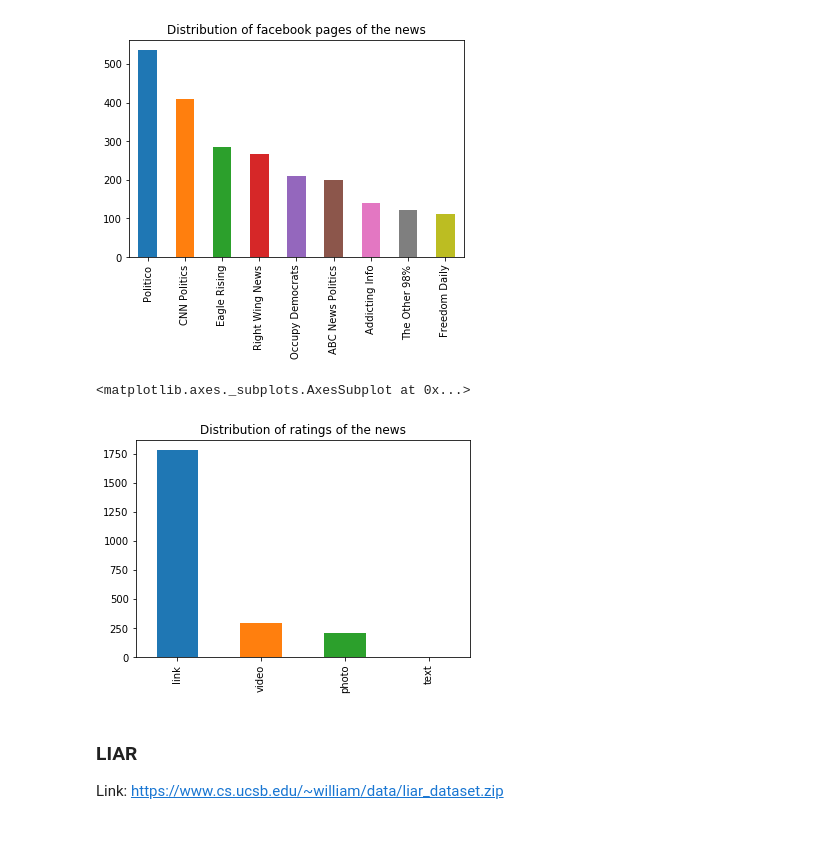
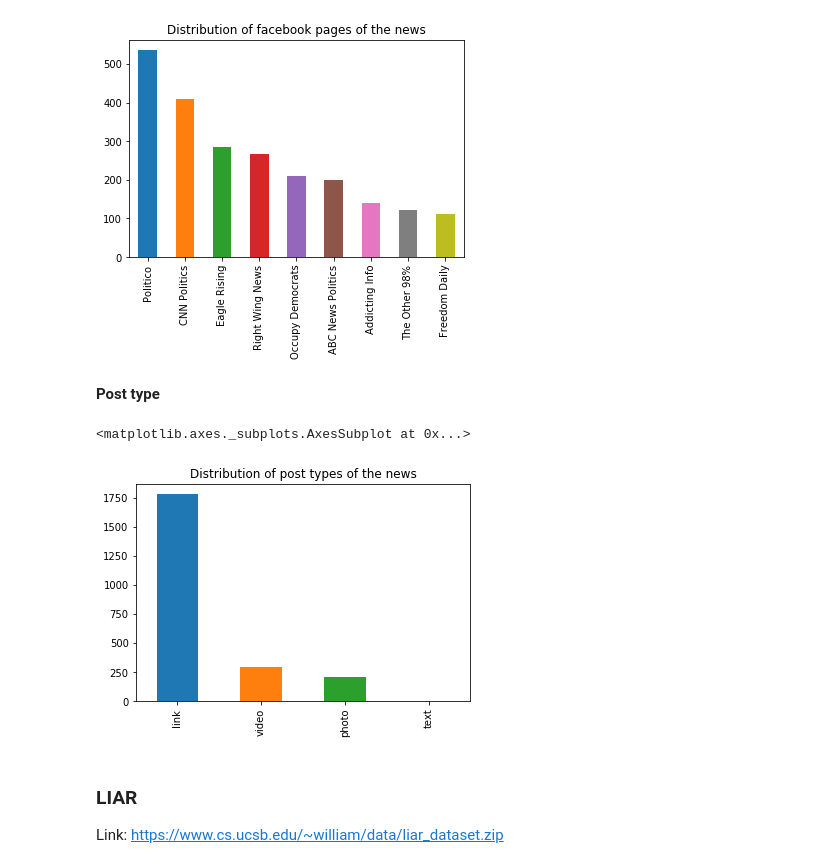
Before and after one commit to pmacinec/fake-news-datasets, a Jupyter notebook: fake_news_datasets.ipynb, the cells around one changed output. Cells and saved outputs as stored; diff of their text form; code cells hidden in the pictures; blank space fills up the shorter version.

Commit message:
Add attributes to facebook facts dataset

```diff
--- a/fake_news_datasets.ipynb
+++ b/fake_news_datasets.ipynb
@@ -812,11 +835,13 @@ dataset.Page.value_counts().plot(kind='bar', title='Distribution of facebook pag
 # %% [output]
 <matplotlib.axes._subplots.AxesSubplot at 0x...>
 [figure]
+# %% [markdown]
+**Post type**
 # %%
-dataset['Post Type'].value_counts().plot(kind='bar', title='Distribution of ratings of the news')
+dataset['Post Type'].value_counts().plot(kind='bar', title='Distribution of post types of the news')
 # %% [output]
 <matplotlib.axes._subplots.AxesSubplot at 0x...>
-[figure, old version]
+[figure, new version]
 # %% [markdown]
 ### LIAR
 Link: [https://www.cs.ucsb.edu/~william/data/liar_dataset.zip](https://www.cs.ucsb.edu/~william/data/liar_dataset.zip)
```
Also changed, not shown: parts of 2 cells of this notebook.
